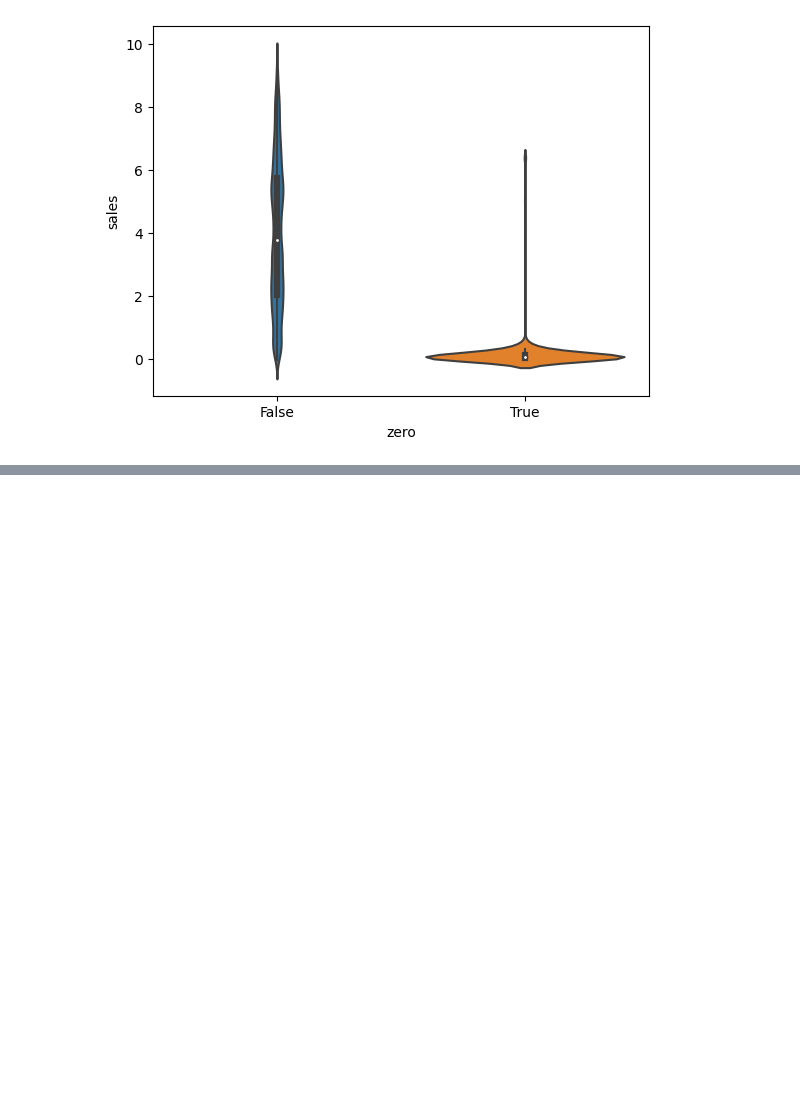
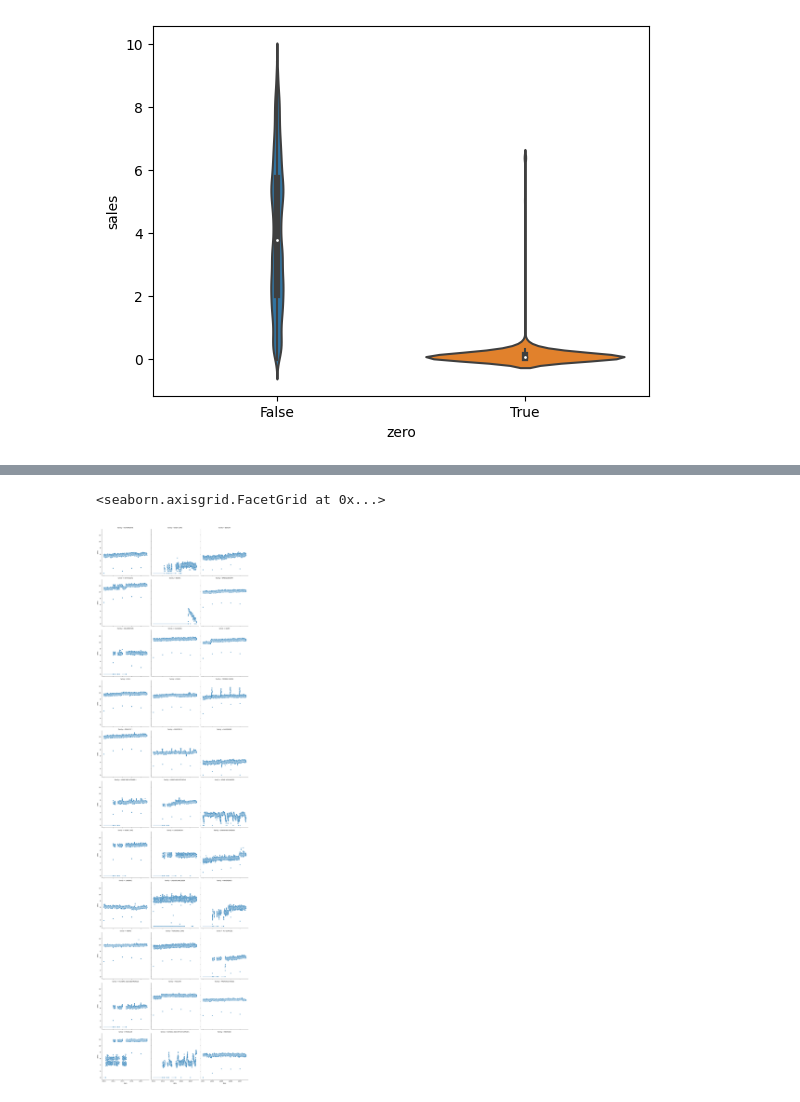
Before and after one commit to akhilkammila/store-sales-v2, a Jupyter notebook: final.ipynb, the cells around one changed output, grey strips where cells are left out. Cells and saved outputs as stored; diff of their text form; code cells hidden in the pictures; blank space fills up the shorter version.

```diff
--- a/final.ipynb
+++ b/final.ipynb
@@ -295,0 +298,3 @@ zero_submission[['id', 'sales']].to_csv('./submission.csv', index=False)
+# %%
+viz_predictions = pd.concat([train_df, zero_submission.drop(columns=['zero', 'sum_sales'])])
+viz_predictions
@@ -295,0 +315,7 @@ zero_submission[['id', 'sales']].to_csv('./submission.csv', index=False)
+# %%
+family_predictions = viz_predictions.groupby(by=['date', 'family'])['sales'].sum().to_frame('sales').reset_index()
+
+sns.relplot(data=family_predictions, x='date', y=np.log1p(family_predictions['sales']), col='family', col_wrap=3)
+# %% [output]
+<seaborn.axisgrid.FacetGrid at 0x...>
+[figure, added]
```
Also changed, not shown: parts of 2 cells of this notebook.
